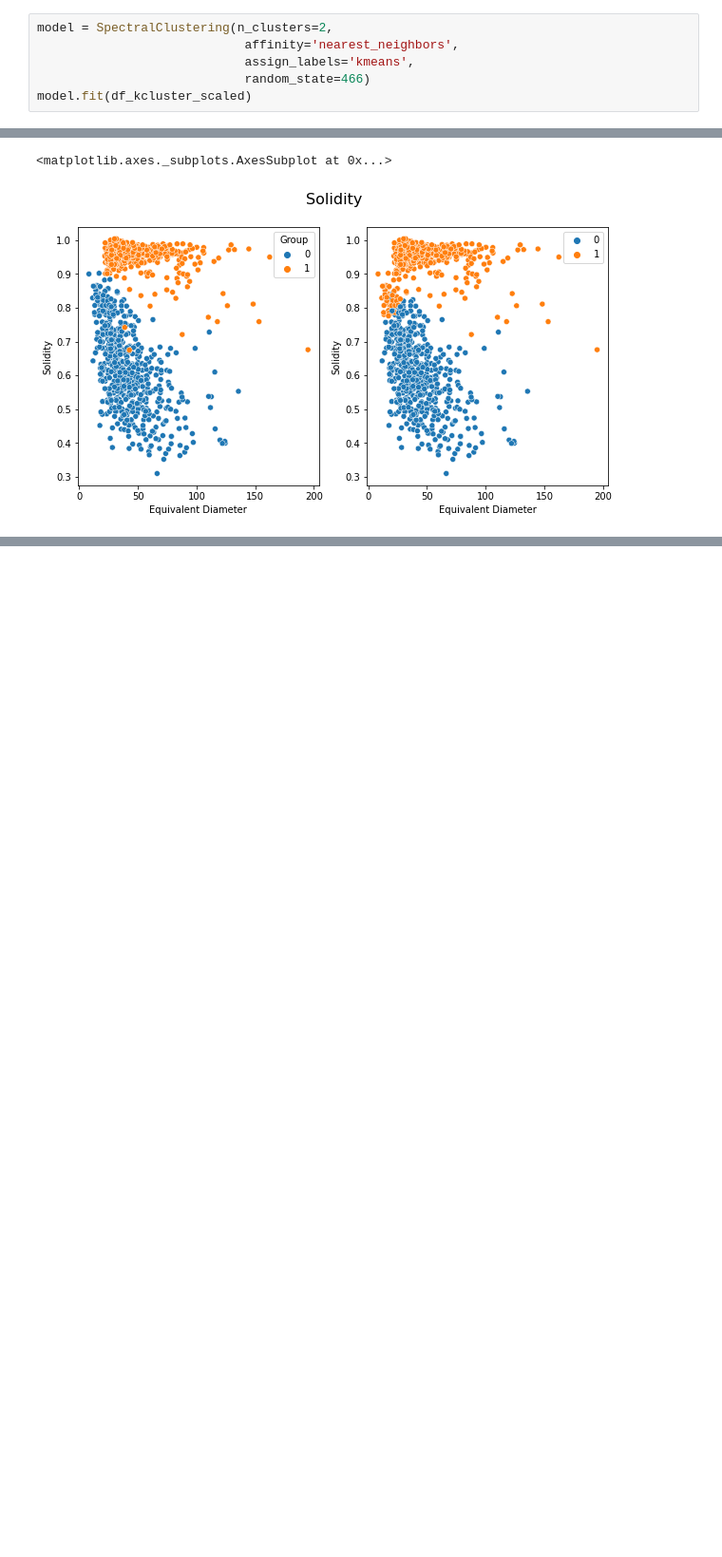
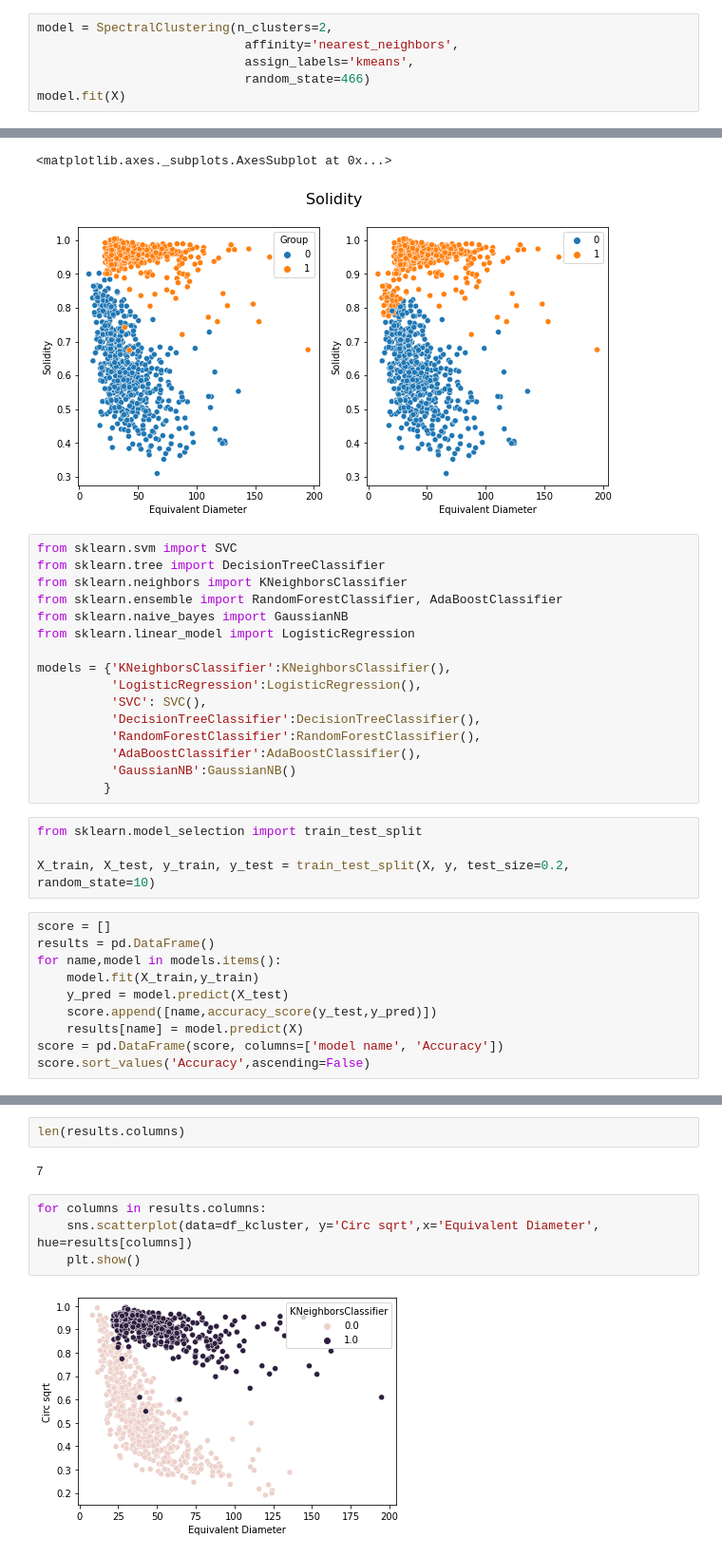
Before and after one commit to kozz84/particle_analysis, a Jupyter notebook: Size_distribution_100Hz_SpectralClustering.ipynb, the cells around one changed output, grey strips where cells are left out. Shown at 95% size. Drawn from its saved outputs; the diff is of its cells as text; blank space fills up the shorter version.

```diff
--- a/Size_distribution_100Hz_SpectralClustering.ipynb
+++ b/Size_distribution_100Hz_SpectralClustering.ipynb
@@ -45,7 +51,7 @@ model = SpectralClustering(n_clusters=2,
                             affinity='nearest_neighbors',
                             assign_labels='kmeans',
                             random_state=466)
-model.fit(df_kcluster_scaled)
+model.fit(X)
 # %% [output]
 SpectralClustering(affinity='nearest_neighbors', n_clusters=2, random_state=466)
 # %%
@@ -81,3 +87,33 @@ sns.scatterplot(data=df_kcluster, y='Solidity',x='Equivalent Diameter', hue=mode
 # %% [output]
 <matplotlib.axes._subplots.AxesSubplot at 0x...>
 [figure]
+# %%
+from sklearn.svm import SVC
+from sklearn.tree import DecisionTreeClassifier
+from sklearn.neighbors import KNeighborsClassifier
+from sklearn.ensemble import RandomForestClassifier, AdaBoostClassifier
+from sklearn.naive_bayes import GaussianNB
+from sklearn.linear_model import LogisticRegression
+
+models = {'KNeighborsClassifier':KNeighborsClassifier(),
+          'LogisticRegression':LogisticRegression(),
+          'SVC': SVC(),
+          'DecisionTreeClassifier':DecisionTreeClassifier(),
+          'RandomForestClassifier':RandomForestClassifier(),
+          'AdaBoostClassifier':AdaBoostClassifier(),
+          'GaussianNB':GaussianNB()
+         }
+# %%
+from sklearn.model_selection import train_test_split
+
+X_train, X_test, y_train, y_test = train_test_split(X, y, test_size=0.2, random_state=10)
+# %%
+score = []
+results = pd.DataFrame()
+for name,model in models.items():
+    model.fit(X_train,y_train)
+    y_pred = model.predict(X_test)
+    score.append([name,accuracy_score(y_test,y_pred)])
+    results[name] = model.predict(X)
+score = pd.DataFrame(score, columns=['model name', 'Accuracy'])
+score.sort_values('Accuracy',ascending=False)
@@ -83,0 +145,10 @@ sns.scatterplot(data=df_kcluster, y='Solidity',x='Equivalent Diameter', hue=mode
+# %%
+len(results.columns)
+# %% [output]
+7
+# %%
+for columns in results.columns:
+    sns.scatterplot(data=df_kcluster, y='Circ sqrt',x='Equivalent Diameter', hue=results[columns])
+    plt.show()
+# %% [output]
+[figure, added]
```
Also changed, not shown: parts of 8 cells of this notebook.
